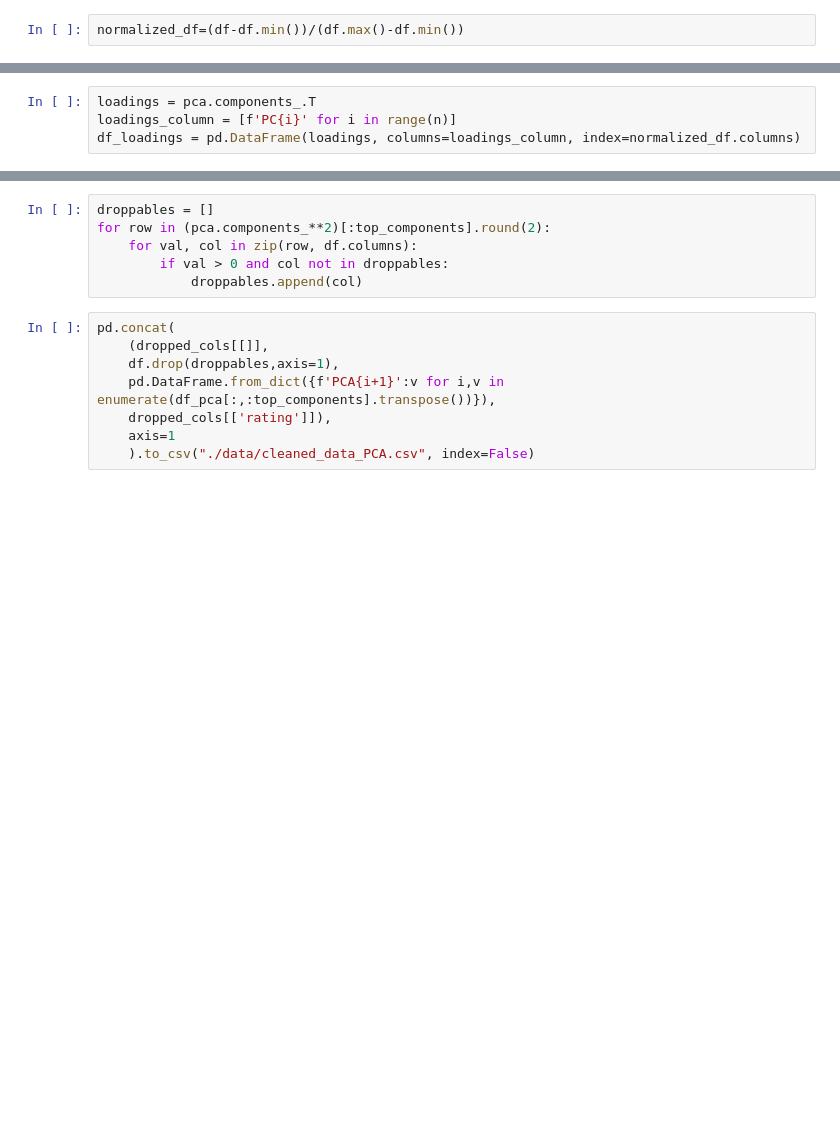
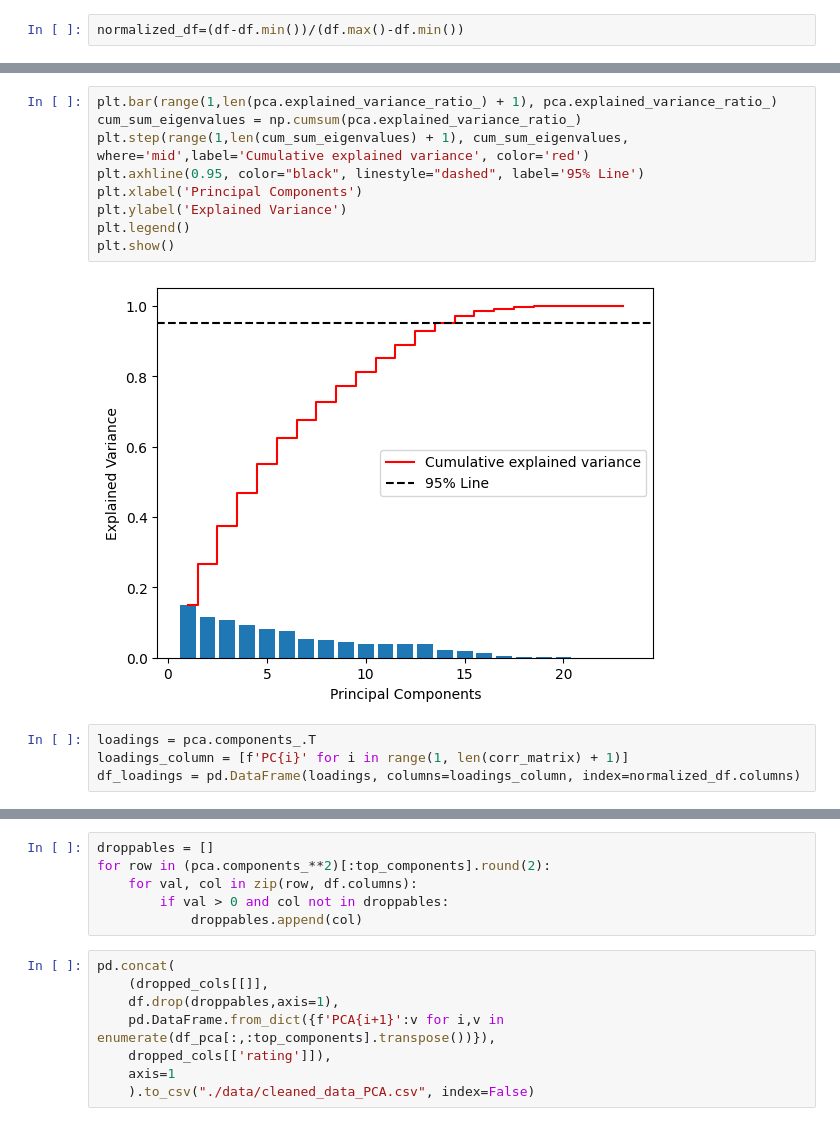
Before and after one commit to Revess/DMT2023_ass2, a Jupyter notebook: PCA.ipynb, the cells around one changed output, grey strips where cells are left out. Cells and saved outputs as stored; diff of their text form; blank space fills up the shorter version.

```diff
--- a/PCA.ipynb
+++ b/PCA.ipynb
@@ -62,6 +71,17 @@ plt.show()
+# %%
+plt.bar(range(1,len(pca.explained_variance_ratio_) + 1), pca.explained_variance_ratio_)
+cum_sum_eigenvalues = np.cumsum(pca.explained_variance_ratio_)
+plt.step(range(1,len(cum_sum_eigenvalues) + 1), cum_sum_eigenvalues, where='mid',label='Cumulative explained variance', color='red')
+plt.axhline(0.95, color="black", linestyle="dashed", label='95% Line')
+plt.xlabel('Principal Components')
+plt.ylabel('Explained Variance')
+plt.legend()
+plt.show()
+# %% [output]
+[figure, added]
 # %%
 loadings = pca.components_.T
-loadings_column = [f'PC{i}' for i in range(n)]
+loadings_column = [f'PC{i}' for i in range(1, len(corr_matrix) + 1)]
 df_loadings = pd.DataFrame(loadings, columns=loadings_column, index=normalized_df.columns)
 # %%
 df_loadings
```
Also changed, not shown: parts of 10 cells of this notebook.
